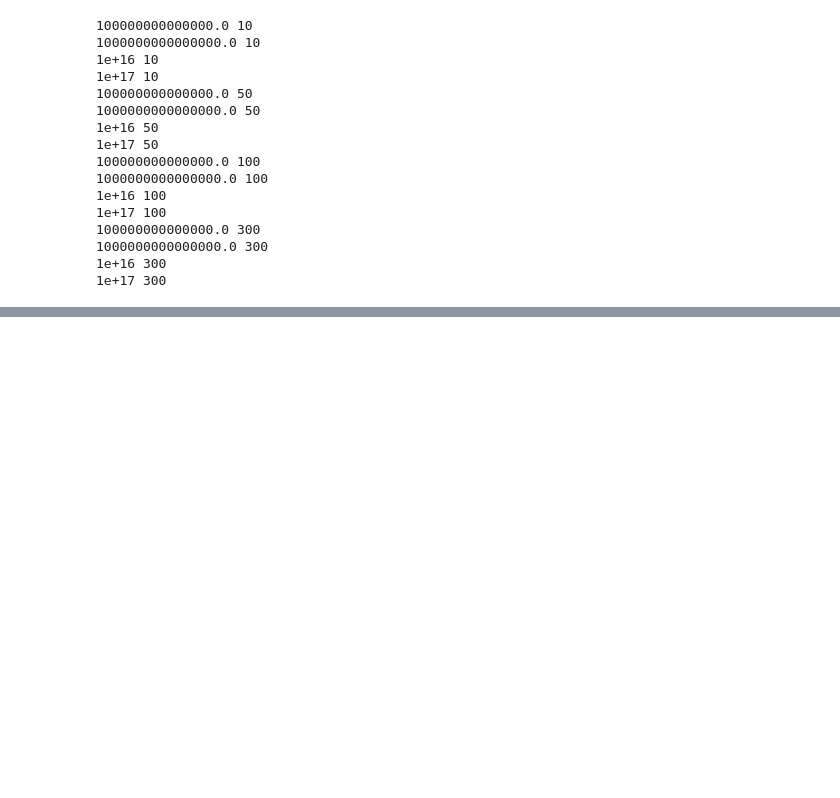
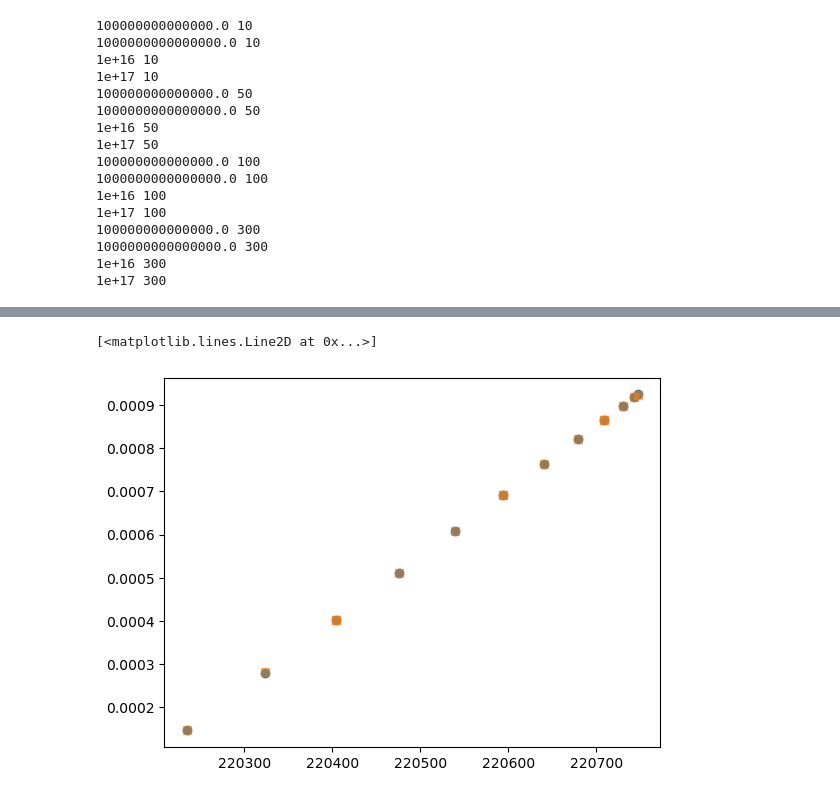
Before and after one commit to pyspeckit/pyspeckit-tests, a Jupyter notebook: xclass-benchmark/XCLASS_Benchmark_CH3CN.ipynb, the cells around one changed output, grey strips where cells are left out. Cells and saved outputs as stored; diff of their text form; code cells hidden in the pictures; blank space fills up the shorter version.

```diff
--- a/xclass-benchmark/XCLASS_Benchmark_CH3CN.ipynb
+++ b/xclass-benchmark/XCLASS_Benchmark_CH3CN.ipynb
@@ -366,0 +448,16 @@ for tem in temperatures:
+# %%
+xclass_transitions = [{'freq': float(x[0]),
+                       'intensity': float(x[2]),
+                       'integrated_intensity': float(x[3]),
+                       'elow': float(x[4]),
+                       'gup': int(float(x[5])),
+                       'aij': float(x[6]),
+                       'Q': " ".join(x[7:-1]),
+                       'name': x[-1]}
+                      for x in TransEnergies[1:]]
+xctb = Table(xclass_transitions)
+# %%
+blah = xctb[xctb['name'] == 'CH3CN;v=0;']
+blah2 = blah[(blah['freq'] < 220.8e3) & (blah['freq'] > 220.2e3)]
+blah2.sort('freq')
+blah2
@@ -366,0 +480,6 @@ for tem in temperatures:
+# %%
+pl.plot(blah2['freq'], blah2['aij'], 'o')
+pl.plot(Cfreqs, 10**Caij, 's', alpha=0.5)
+# %% [output]
+[<matplotlib.lines.Line2D at 0x...>]
+[figure, added]
```
Also changed, not shown: parts of 22 cells of this notebook, 2 other files.
